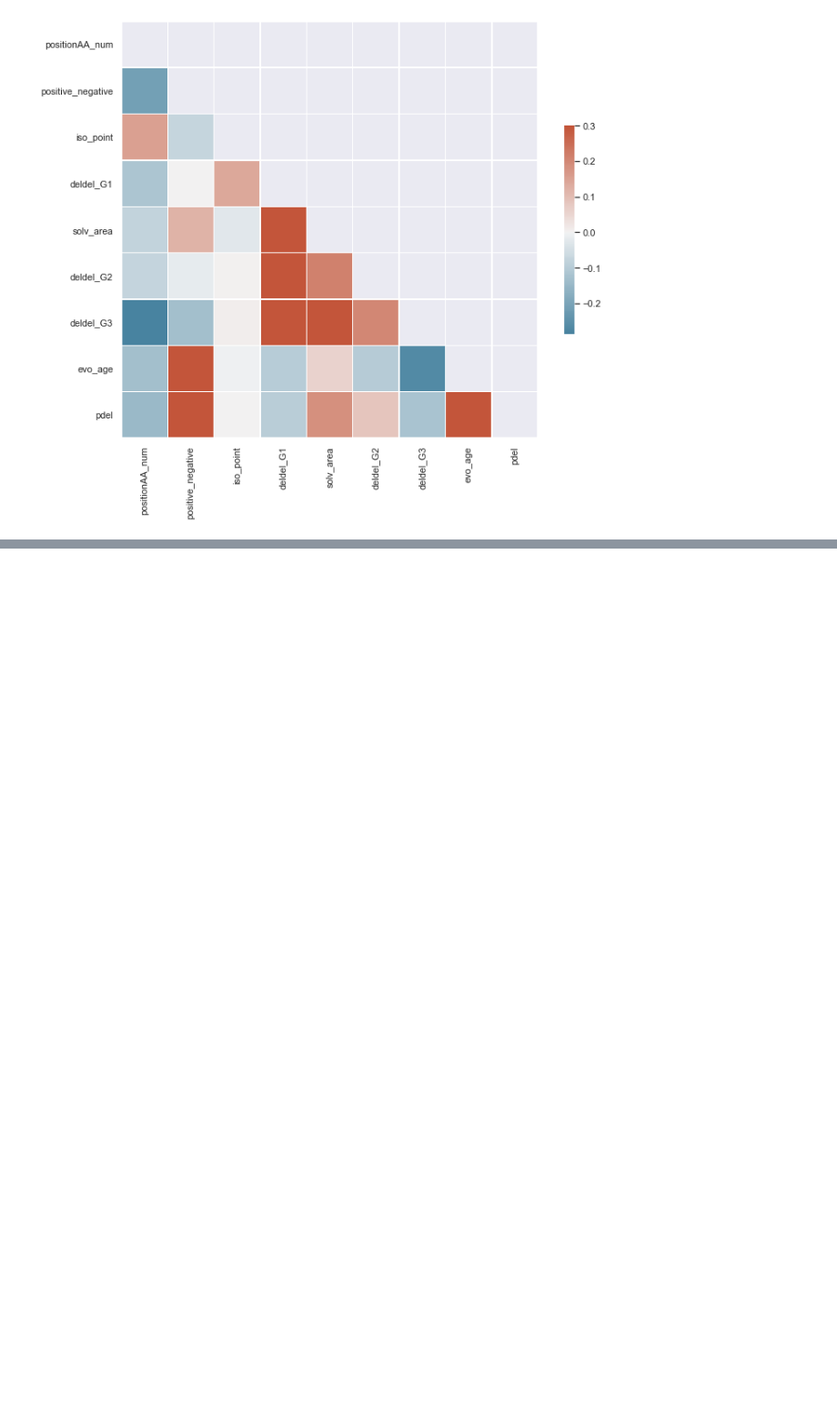
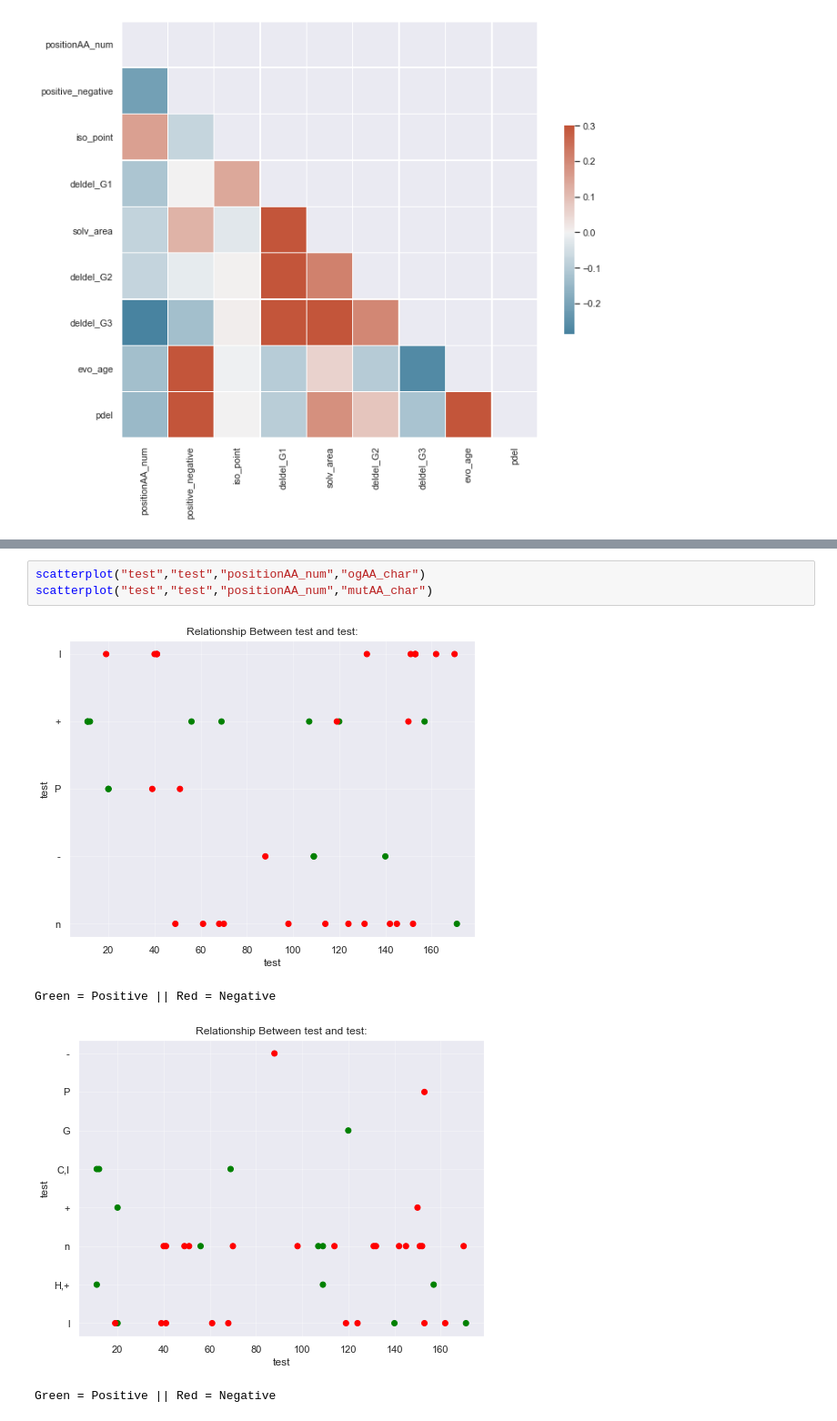
Before and after one commit to elainexliu/SVSM_Biotech2021, a Jupyter notebook: Biotech - Exploratory Data Analysis for Diabetes Dataset 1.0.ipynb, the cells around one changed output, grey strips where cells are left out. Shown at 91% size. Cells and saved outputs as stored; diff of their text form; blank space fills up the shorter version.

```diff
--- a/Biotech - Exploratory Data Analysis for Diabetes Dataset 1.0.ipynb
+++ b/Biotech - Exploratory Data Analysis for Diabetes Dataset 1.0.ipynb
@@ -344,0 +350,8 @@ Green = Positive || Red = Negative
+# %%
+scatterplot("test","test","positionAA_num","ogAA_char")
+scatterplot("test","test","positionAA_num","mutAA_char")
+# %% [output]
+[figure, added]
+Green = Positive || Red = Negative
+[figure, added]
+Green = Positive || Red = Negative
```
Also changed, not shown: parts of 5 cells of this notebook.
